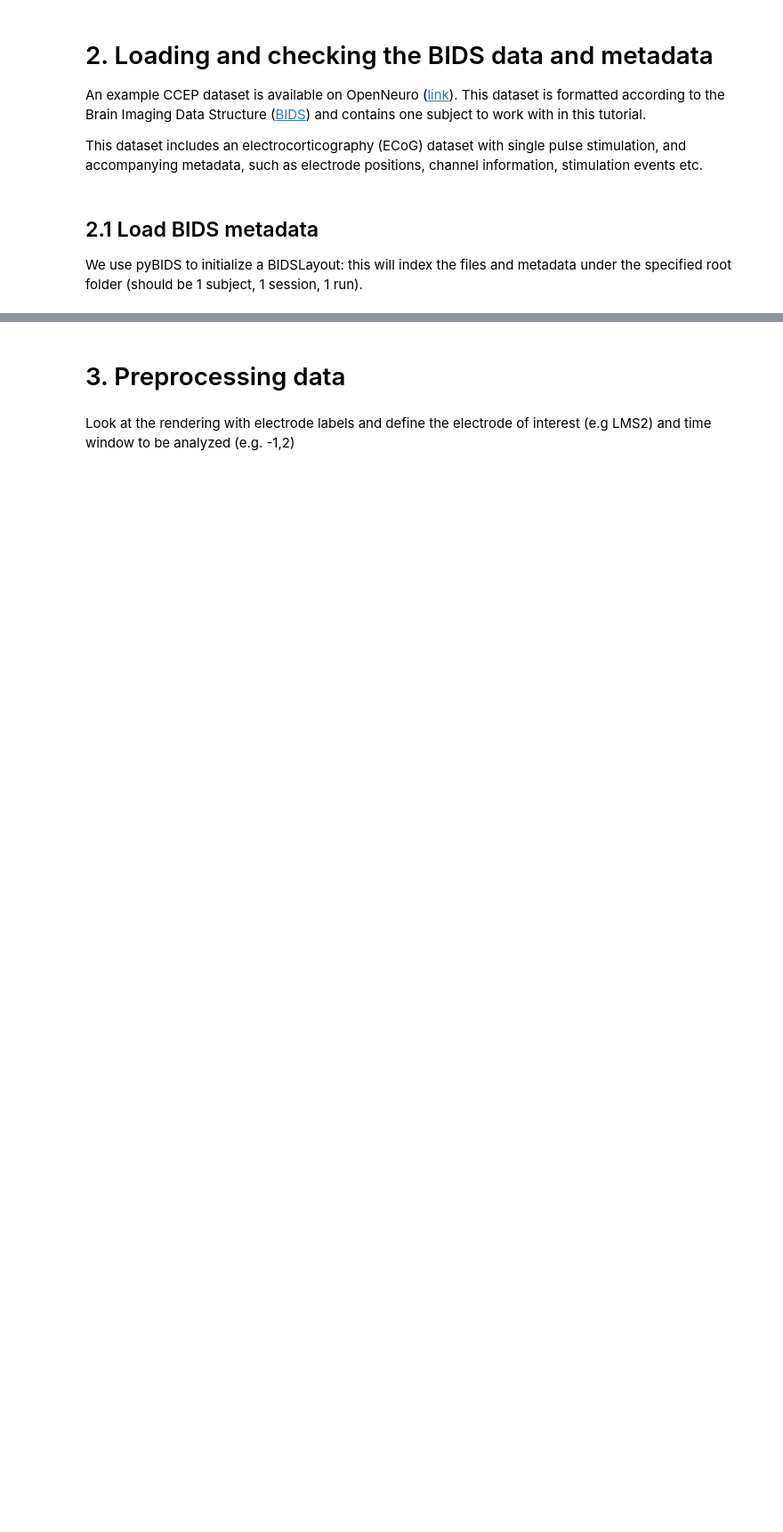
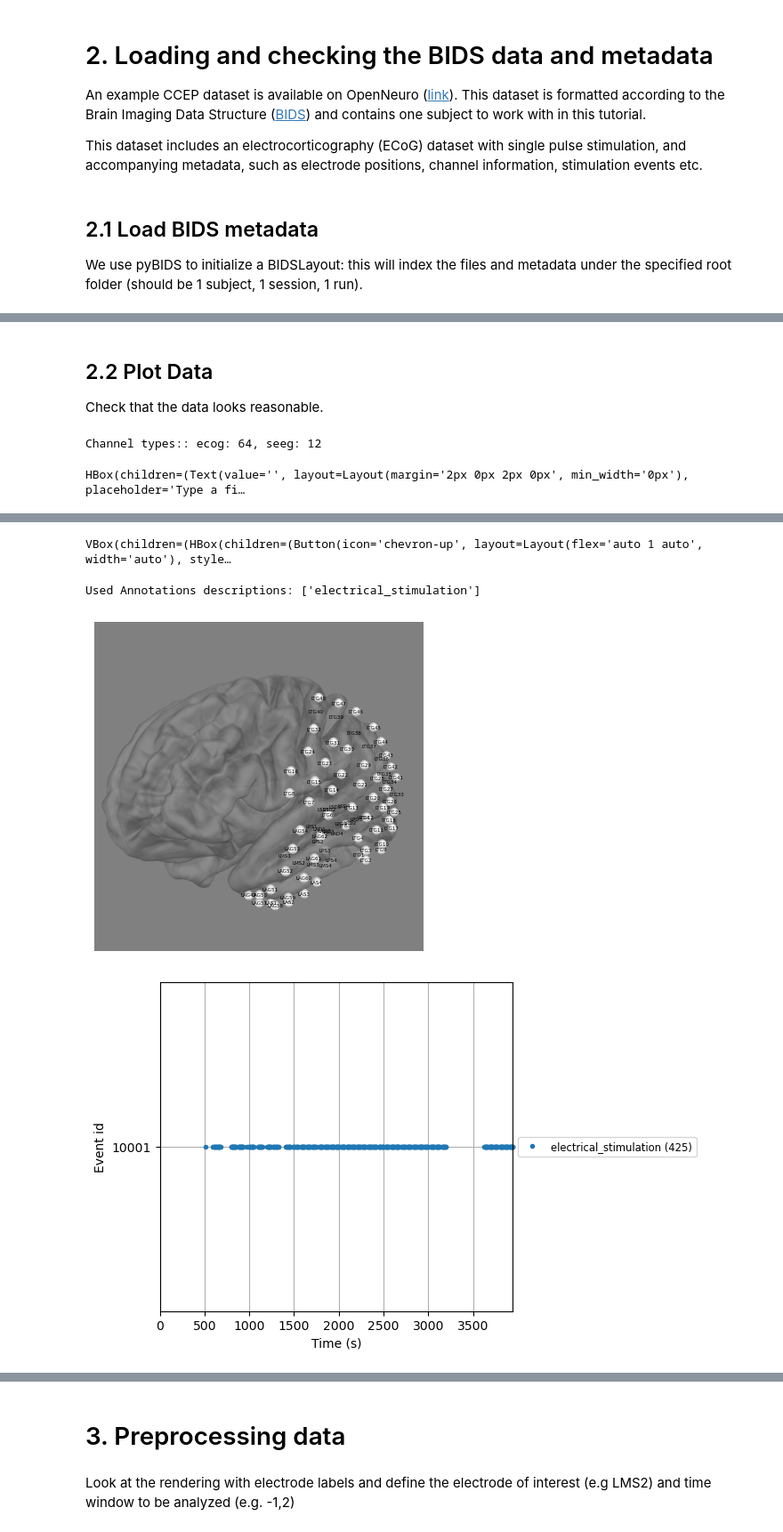
Before and after one commit to MultimodalNeuroimagingLab/bpc_jupyter, a Jupyter notebook: bpc_interactive.ipynb, the cells around one changed output, grey strips where cells are left out. Shown at 89% size. Drawn from its saved outputs; the diff is of its cells as text; code cells hidden in the pictures; blank space fills up the shorter version.

```diff
--- a/bpc_interactive.ipynb
+++ b/bpc_interactive.ipynb
@@ -121,21 +100,0 @@ Next we can load filenames and metadata files needed for this analysis from the
-# %%
-# Retrieve file names
-
-# pyBIDS does not yet support MEF3 data, we use the OS module.
-for (root, dirnames, _) in os.walk(BIDS_dataset_path):
-    for directory in dirnames:
-        if directory.endswith(".mefd"):
-             mefName = os.path.join(root, directory)
-print('We will load the following iEEG data:',mefName)
-
-dataJson = layout.get(subject=bids_sub, session=bids_ses, run=bids_run, task=bids_task, suffix='ieeg', extension="json")[0]
-# print('\nSidecar JSON (*_ieeg.json):', dataJson)
-
-channels_tsv_name = layout.get(subject=bids_sub, session=bids_ses, run=bids_run, task=bids_task, suffix='channels', extension = "tsv")[0]
-# print('\nChannels description (*_channels.tsv):', channels_tsv_name)
-
-events_tsv_name = layout.get(subject=bids_sub, session=bids_ses, run=bids_run, task=bids_task, suffix='events', extension = "tsv")[0]
-# print('\nevents_tsv_name:', events_tsv_name)
-
-electrodes_tsv_name = layout.get(subject=bids_sub, session=bids_ses, suffix='electrodes', space = bids_space, extension = "tsv")[0]
-# print('\nElectrode description (*_electrodes.tsv):', electrodes_tsv_name)
@@ -173,0 +101,4 @@ view.open_in_browser()
+# %%
+path = mne_bids.BIDSPath(
+    subject='01', session='ieeg01', task='ccep', run='01', root=root)
+raw = mne_bids.read_raw_bids(path)
@@ -173,0 +114,25 @@ view.open_in_browser()
+# %% [markdown]
+## 2.2 Plot Data
+
+Check that the data looks reasonable.
+# %%
+trans = mne.transforms.Transform(fro='head', to='mri', trans=np.eye(4))  # identity
+fig = mne.viz.plot_alignment(
+    raw.info, trans=trans, subject='fsaverage', surfaces='pial')
+mne.viz.set_3d_view(fig, azimuth=150)
+
+xy, im = mne.viz.snapshot_brain_montage(fig, raw.info)
+
+fig, ax = plt.subplots()
+ax.axis('off')
+ax.imshow(im)
+for name, pos in xy.items():
+    if abs(pos[0]) < im.shape[0] and abs(pos[1]) < im.shape[1]:  # skip NaNs
+        ax.text(*pos, name, ha='center', va='center', fontsize=4)
+fig.show()
+
+events, event_id = mne.events_from_annotations(raw)
+mne.viz.plot_events(events, raw.info['sfreq'], event_id=event_id)
+# %% [output]
+Channel types:: ecog: 64, seeg: 12
+HBox(children=(Text(value='', layout=Layout(margin='2px 0px 2px 0px', min_width='0px'), placeholder='Type a fi…
@@ -173,0 +140,4 @@ view.open_in_browser()
+VBox(children=(HBox(children=(Button(icon='chevron-up', layout=Layout(flex='auto 1 auto', width='auto'), style…
+Used Annotations descriptions: ['electrical_stimulation']
+[figure, added]
+[figure, added]
```
Also changed, not shown: parts of 29 cells of this notebook, 1 other file.
